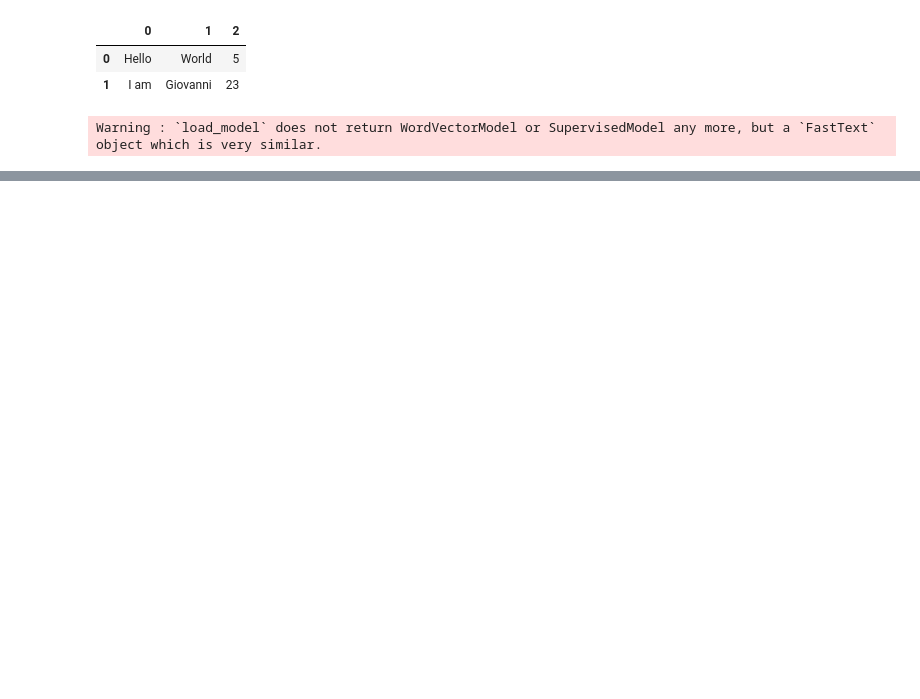
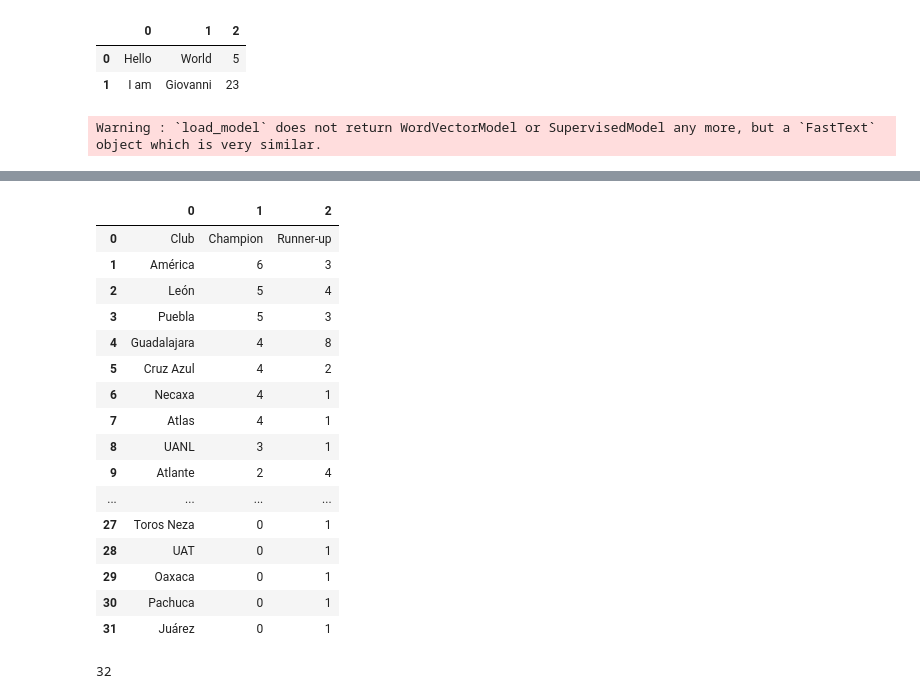
Before and after one commit to nanni00/datalake-table-finder, a Jupyter notebook: experiments/embedding/flat_with_id.ipynb, the cells around one changed output, grey strips where cells are left out. Saved outputs shown, nothing was run; the diff lists cells and outputs as text; code cells hidden in the pictures; blank space fills up the shorter version.

```diff
--- a/experiments/embedding/flat_with_id.ipynb
+++ b/experiments/embedding/flat_with_id.ipynb
@@ -40,0 +52,26 @@ np.int64(45.6)
+# %%
+rdoc = get_one_document_from_mongodb_by_key('_id_numeric', 873174, *collections)
+
+pd.DataFrame(rdoc['content'])
+# %% [output]
+|  | 0 | 1 | 2 |
+| 0 | Club | Champion | Runner-up |
+| 1 | América | 6 | 3 |
+| 2 | León | 5 | 4 |
+| 3 | Puebla | 5 | 3 |
+| 4 | Guadalajara | 4 | 8 |
+| 5 | Cruz Azul | 4 | 2 |
+| 6 | Necaxa | 4 | 1 |
+| 7 | Atlas | 4 | 1 |
+| 8 | UANL | 3 | 1 |
+| 9 | Atlante | 2 | 4 |
+| ... | ... | ... | ... |
+| 27 | Toros Neza | 0 | 1 |
+| 28 | UAT | 0 | 1 |
+| 29 | Oaxaca | 0 | 1 |
+| 30 | Pachuca | 0 | 1 |
+| 31 | Juárez | 0 | 1 |
+# %%
+len(_create_token_set(rdoc['content'], 'set', rdoc['numeric_columns']))
+# %% [output]
+32
```
Also changed, not shown: parts of 9 cells of this notebook, 22 other files.
